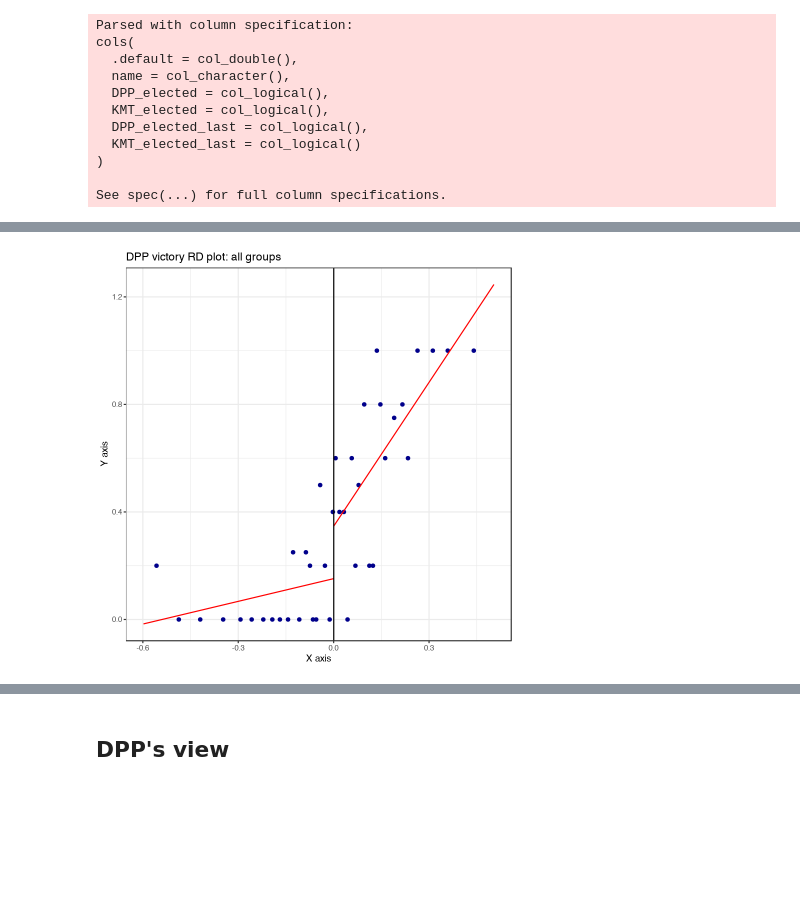
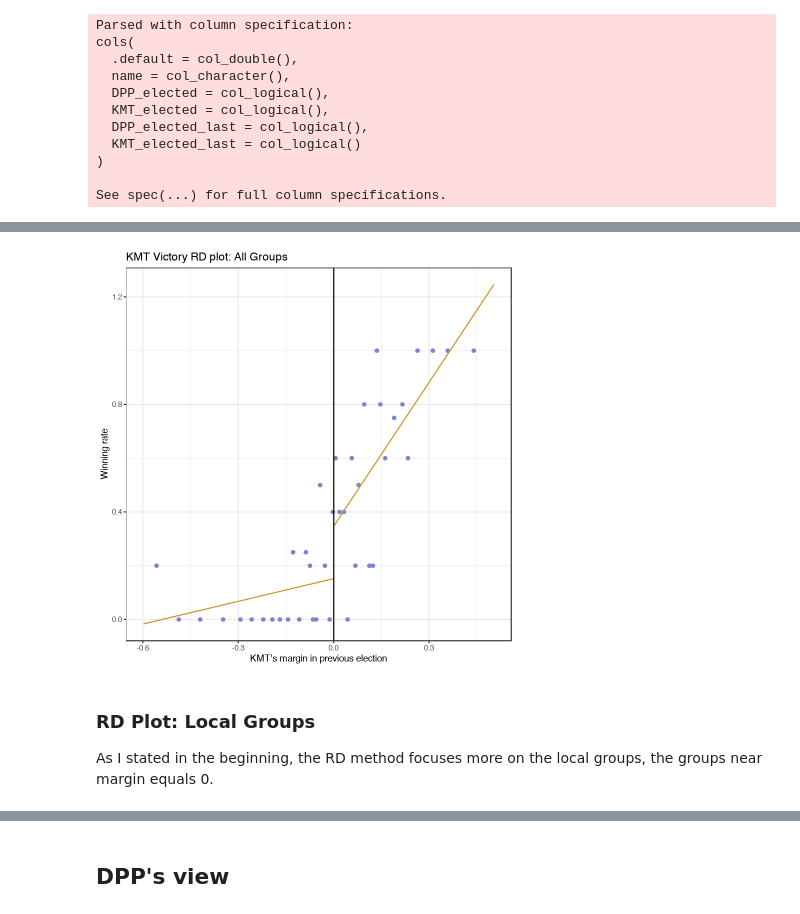
Before and after one commit to missmoss/vote-blog, a Jupyter notebook: _notebooks/2020-04-12- incumbency-advantage.ipynb, the cells around one changed output, grey strips where cells are left out. Drawn from its saved outputs; the diff is of its cells as text; code cells hidden in the pictures; blank space fills up the shorter version.

```diff
--- a/_notebooks/2020-04-12- incumbency-advantage.ipynb
+++ b/_notebooks/2020-04-12- incumbency-advantage.ipynb
@@ -77,9 +90,18 @@ theme(text = element_text(size=15),
 # %%
 #collapse-hide
 Y <- dt$KMT_elected
 X <- dt$margin_all_KMT_pos_last
-out <- rdplot(Y, X, nbins = c(20, 20), binselect = "qs", p = 1, title = "DPP victory RD plot: all groups")
+out <- rdplot(Y, X, nbins = c(20, 20), binselect = "qs", p = 1,
+              col.dots = "#7986CB",
+              col.lines = "#CC9423",
+              title = "KMT Victory RD plot: All Groups",
+              x.label = "KMT's margin in previous election",
+              y.label = "Winning rate")
 # %% [output]
-[figure, old version]
+[figure, new version]
+# %% [markdown]
+### RD Plot: Local Groups
+
+As I stated in the beginning, the RD method focuses more on the local groups, the groups near margin equals 0.
 # %%
 #collapse-hide
```
Also changed, not shown: parts of 11 cells of this notebook.
